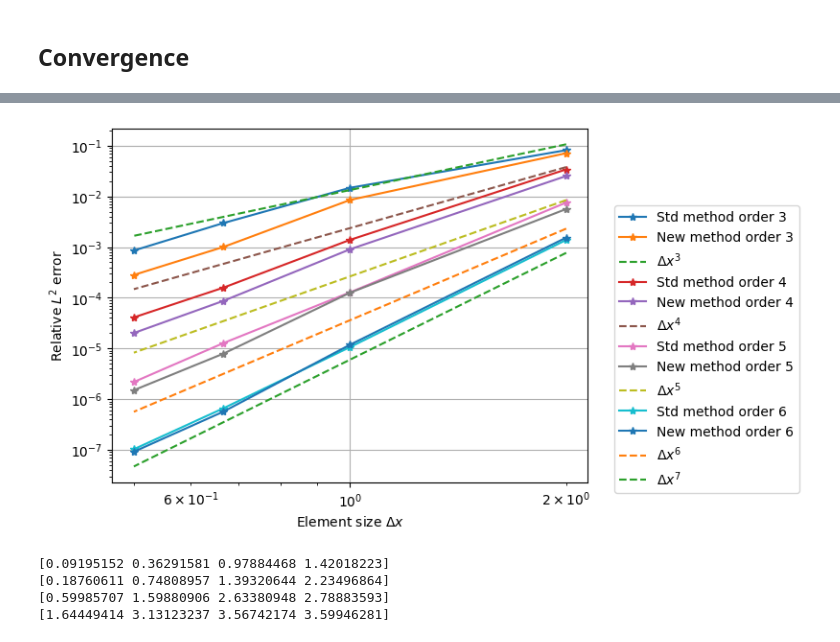
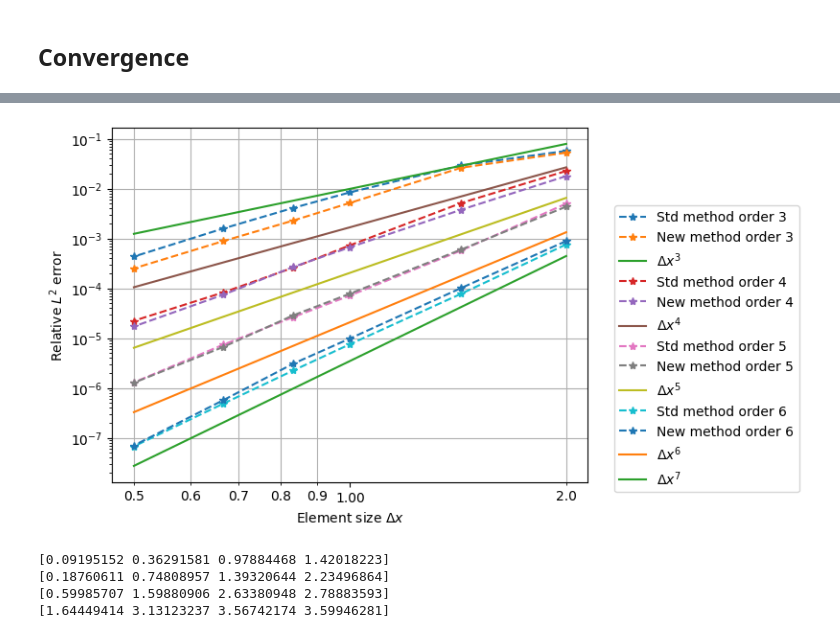
Before and after one commit to kieranricardo/ader-dg-transport, a Jupyter notebook: notebooks/wave-ader-gaussian-stability.ipynb, the cells around one changed output, grey strips where cells are left out. Cells and saved outputs as stored; diff of their text form; code cells hidden in the pictures.

```diff
--- a/notebooks/wave-ader-gaussian-stability.ipynb
+++ b/notebooks/wave-ader-gaussian-stability.ipynb
@@ -355,7 +359,7 @@ tend = 10.0
 c = 1.0
 # %%
 %%time
-nxs = np.array([5, 10, 15, 20])
+nxs = np.array([5, 7, 10, 12, 15, 20])
 
 orders = [3, 4, 5, 6]
 
@@ -399,5 +403,5 @@ Wall time: 24.7 s
 # %%
-nxs = np.array([5, 10, 15, 20])
+# nxs = np.array([5, 10, 15, 20])
 
 orders = [3, 4, 5, 6]
 
@@ -439,15 +521,15 @@ for o in orders:
 # %%
-for o in orders:
-    plt.loglog(xlim / nxs, abs(np.array(std_mass_errors[o])), '-*', label=f'Std method order {o}')
-    plt.loglog(xlim / nxs, abs(np.array(new_mass_errors[o])), '-*', label=f'New method order {o}')
+# for o, color in zip(orders, list(mcolors.BASE_COLORS.keys())):
+#     plt.loglog(xlim / nxs, abs(np.array(std_mass_errors[o])), '--o', color=color, label=f'Std method order {o}')
+#     plt.loglog(xlim / nxs, abs(np.array(new_mass_errors[o])), '--s', color=color, label=f'New method order {o}')
 
-    plt.loglog(xlim / nxs, 1.5 * abs(new_mass_errors[o][0]) * (nxs[0] / nxs)**o, '--', label=f'$\\Delta x^{o}$')
+#     plt.loglog(xlim / nxs, 1.5 * abs(new_mass_errors[o][0]) * (nxs[0] / nxs)**o, '-', color=color, label=f'$\\Delta x^{o}$')
 
-plt.loglog(xlim / nxs, 0.5 * abs(new_mass_errors[orders[-1]][0]) * (nxs[0] / nxs)**(orders[-1]+1), '--', label=f'$\\Delta x^{orders[-1]+1}$')
-# plt.legend()
-plt.ylabel('Relative $h$ conservation error')
-plt.xlabel('Element size $\Delta x$')
-plt.legend(loc='upper center', bbox_to_anchor=(1.25, 0.8),
-          fancybox=True, shadow=False, ncol=1)
-plt.grid()
-plt.savefig('wave-equation-2D-mass_convergence.png', bbox_inches='tight')
+# plt.loglog(xlim / nxs, 0.5 * abs(new_mass_errors[orders[-1]][0]) * (nxs[0] / nxs)**(orders[-1]+1), '--', label=f'$\\Delta x^{orders[-1]+1}$')
+# # plt.legend()
+# plt.ylabel('Relative $h$ conservation error')
+# plt.xlabel('Element size $\Delta x$')
+# plt.legend(loc='upper center', bbox_to_anchor=(1.25, 0.8),
+#           fancybox=True, shadow=False, ncol=1)
+# plt.grid()
+# plt.savefig('wave-equation-2D-mass_convergence.png', bbox_inches='tight')
@@ -456,20 +536,26 @@ plt.savefig('wave-equation-2D-mass_convergence.png', bbox_inches='tight')
 # %%
-for o in orders:
-    plt.loglog(xlim / nxs, std_errors[o], '-*', label=f'Std method order {o}')
-    plt.loglog(xlim / nxs, new_errors[o], '-*', label=f'New method order {o}')
+for o, color in zip(orders, list(mcolors.BASE_COLORS.keys())):
+    # plt.loglog(xlim / nxs, std_errors[o], '--o', label=f'Std method order {o}', color=color)
+    # plt.loglog(xlim / nxs, new_errors[o], '--s', label=f'New method order {o}', color=color)
+    # plt.loglog(xlim / nxs, 1.5 * new_errors[o][0] * (nxs[0] / nxs)**o, '-', label=f'$\\Delta x^{o}$', color=color)
 
-    plt.loglog(xlim / nxs, 1.5 * new_errors[o][0] * (nxs[0] / nxs)**o, '--', label=f'$\\Delta x^{o}$')
+    plt.loglog(xlim / nxs, std_errors[o], '--*', label=f'Std method order {o}')
+    plt.loglog(xlim / nxs, new_errors[o], '--*', label=f'New method order {o}')
+    plt.loglog(xlim / nxs, 1.5 * new_errors[o][0] * (nxs[0] / nxs)**o, '-', label=f'$\\Delta x^{o}$')
 
-plt.loglog(xlim / nxs, 0.5 * new_errors[orders[-1]][0] * (nxs[0] / nxs)**(orders[-1]+1), '--', label=f'$\\Delta x^{orders[-1]+1}$')
+plt.loglog(xlim / nxs, 0.5 * new_errors[orders[-1]][0] * (nxs[0] / nxs)**(orders[-1]+1), '-', label=f'$\\Delta x^{orders[-1]+1}$')
 # plt.legend()
 plt.ylabel('Relative $L^2$ error')
 plt.xlabel('Element size $\Delta x$')
 plt.legend(loc='upper center', bbox_to_anchor=(1.25, 0.8),
           fancybox=True, shadow=False, ncol=1)
 plt.grid()
+plt.grid(which='both', axis='x')
+plt.gca().xaxis.set_major_formatter(mticker.ScalarFormatter())
+plt.gca().xaxis.set_minor_formatter(mticker.ScalarFormatter())
 plt.savefig('wave-equation-2D-convergence.png', bbox_inches='tight')
 # %% [output]
-[figure, old version]
+[figure, new version]
 # %%
 print(std_wall_times[3] / new_wall_times[3])
 print(std_wall_times[4] / new_wall_times[4])
```
Also changed, not shown: parts of 15 cells of this notebook, 4 other files.
